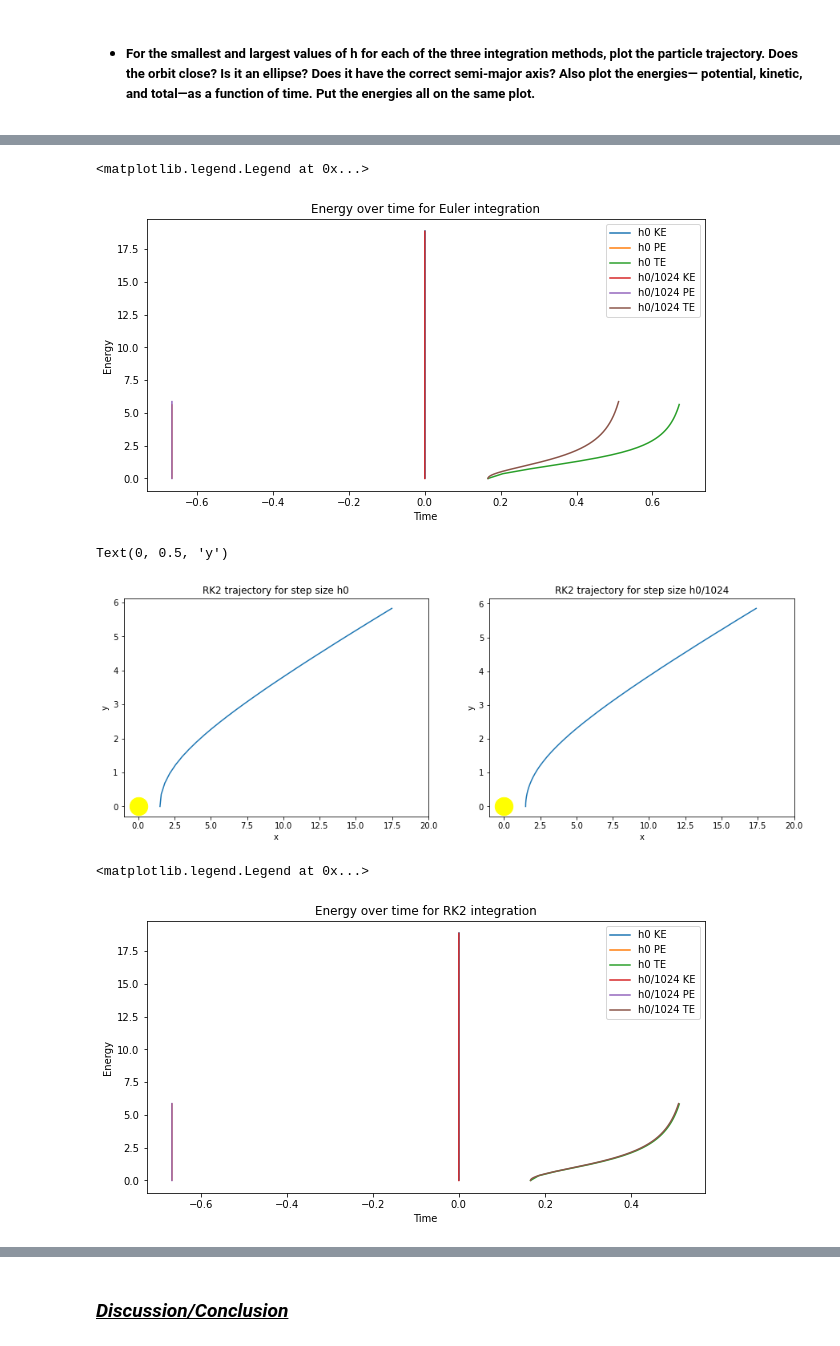
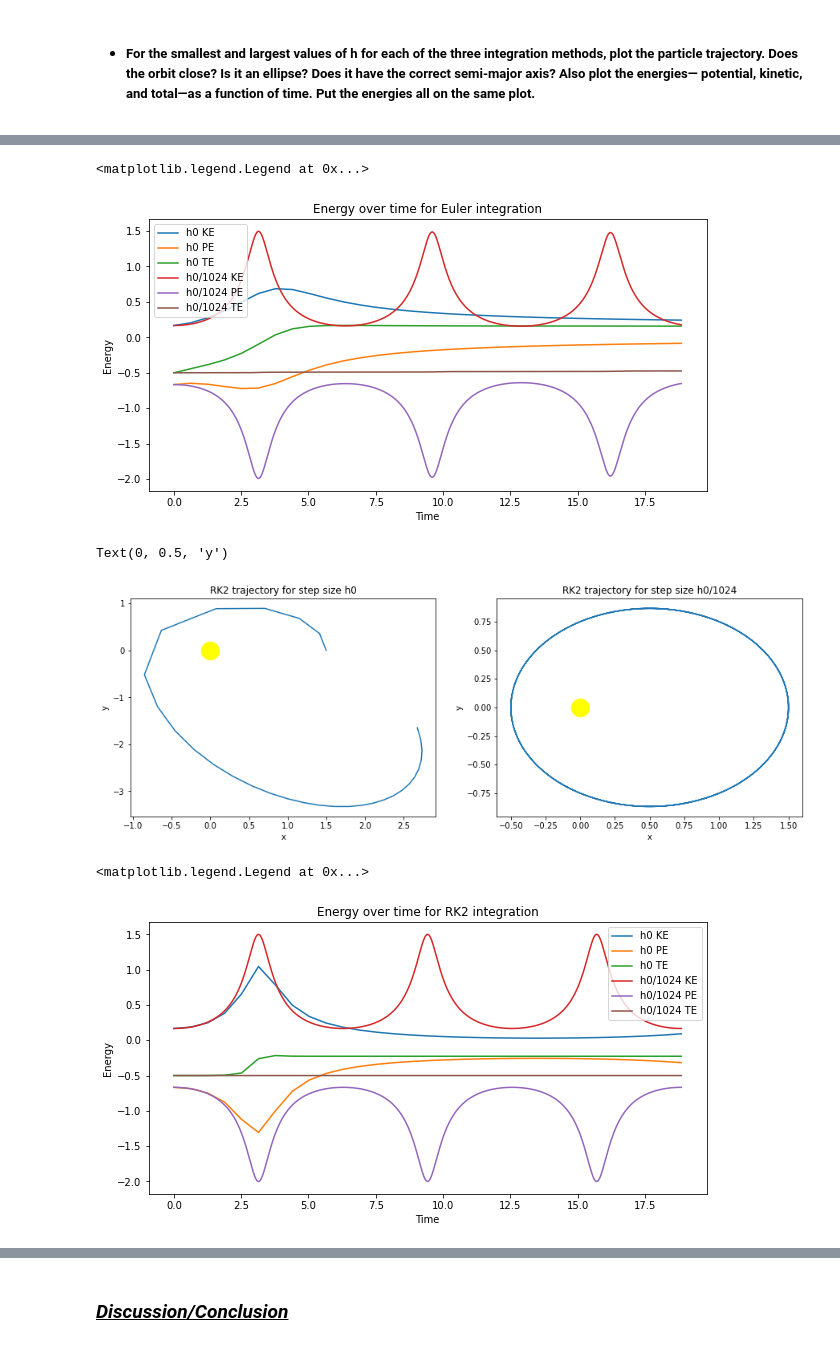
Before and after one commit to AriAtari/AST-projecy-group-10, a Jupyter notebook: Group10.ipynb, the cells around one changed output, grey strips where cells are left out. Drawn from its saved outputs; the diff is of its cells as text; code cells hidden in the pictures.

```diff
--- a/Group10.ipynb
+++ b/Group10.ipynb
@@ -279,22 +276,22 @@ Text(0, 0.5, 'y')
 # %%
 # Euler energies
 
 plt.figure(figsize = (10,5))
-plt.plot(Eulervals[0][3],Eulervals[0][0],label = 'h0 KE')
-plt.plot(Eulervals[0][4],Eulervals[0][2],label = 'h0 PE')
-plt.plot(Eulervals[0][5],Eulervals[0][2],label = 'h0 TE')
+plt.plot(Eulervals[0][0],Eulervals[0][3],label = 'h0 KE')
+plt.plot(Eulervals[0][0],Eulervals[0][4],label = 'h0 PE')
+plt.plot(Eulervals[0][0],Eulervals[0][5],label = 'h0 TE')
 
-plt.plot(Eulervals[10][3],Eulervals[10][0],label = 'h0/1024 KE')
-plt.plot(Eulervals[10][4],Eulervals[10][2],label = 'h0/1024 PE')
-plt.plot(Eulervals[10][5],Eulervals[10][2],label = 'h0/1024 TE')
+plt.plot(Eulervals[10][0],Eulervals[10][3],label = 'h0/1024 KE')
+plt.plot(Eulervals[10][0],Eulervals[10][4],label = 'h0/1024 PE')
+plt.plot(Eulervals[10][0],Eulervals[10][5],label = 'h0/1024 TE')
 
 plt.title('Energy over time for Euler integration')
 plt.ylabel('Energy')
 plt.xlabel('Time')
 plt.legend()
 # %% [output]
 <matplotlib.legend.Legend at 0x...>
-[figure, old version]
+[figure, new version]
 # %%
 # RK2 orbits
 
@@ -302,7 +299,6 @@ plt.figure(figsize = (15,5))
 plt.subplot(121)
 plt.plot(RK2vals[0][1],RK2vals[0][2])
 plt.scatter(0,0,s = 500,color = 'yellow')
-plt.xlim(-1,20)
 plt.title('RK2 trajectory for step size h0')
 plt.xlabel('x')
 plt.ylabel('y')
@@ -310,23 +306,22 @@ plt.ylabel('y')
 plt.subplot(122)
 plt.plot(RK2vals[10][1],RK2vals[10][2])
 plt.scatter(0,0,s = 500,color = 'yellow')
-plt.xlim(-1,20)
 plt.title('RK2 trajectory for step size h0/1024')
 plt.xlabel('x')
 plt.ylabel('y')
 # %% [output]
 Text(0, 0.5, 'y')
-[figure, old version]
+[figure, new version]
 # %%
 # RK2 energies
 plt.figure(figsize = (10,5))
-plt.plot(RK2vals[0][3],RK2vals[0][0],label = 'h0 KE')
-plt.plot(RK2vals[0][4],RK2vals[0][2],label = 'h0 PE')
-plt.plot(RK2vals[0][5],RK2vals[0][2],label = 'h0 TE')
+plt.plot(RK2vals[0][0],RK2vals[0][3],label = 'h0 KE')
+plt.plot(RK2vals[0][0],RK2vals[0][4],label = 'h0 PE')
+plt.plot(RK2vals[0][0],RK2vals[0][5],label = 'h0 TE')
 
-plt.plot(RK2vals[10][3],RK2vals[10][0],label = 'h0/1024 KE')
-plt.plot(RK2vals[10][4],RK2vals[10][2],label = 'h0/1024 PE')
-plt.plot(RK2vals[10][5],RK2vals[10][2],label = 'h0/1024 TE')
+plt.plot(RK2vals[10][0],RK2vals[10][3],label = 'h0/1024 KE')
+plt.plot(RK2vals[10][0],RK2vals[10][4],label = 'h0/1024 PE')
+plt.plot(RK2vals[10][0],RK2vals[10][5],label = 'h0/1024 TE')
 
 plt.title('Energy over time for RK2 integration')
 plt.ylabel('Energy')
@@ -334,7 +329,7 @@ plt.xlabel('Time')
 plt.legend()
 # %% [output]
 <matplotlib.legend.Legend at 0x...>
-[figure, old version]
+[figure, new version]
 # %%
 # RK4 orbits
 
```
Also changed, not shown: parts of 6 cells of this notebook, 1 other file.
